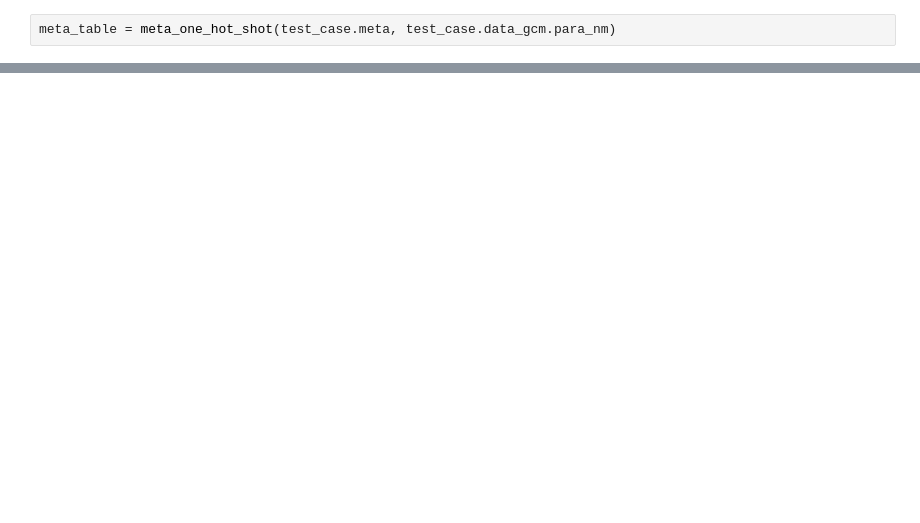
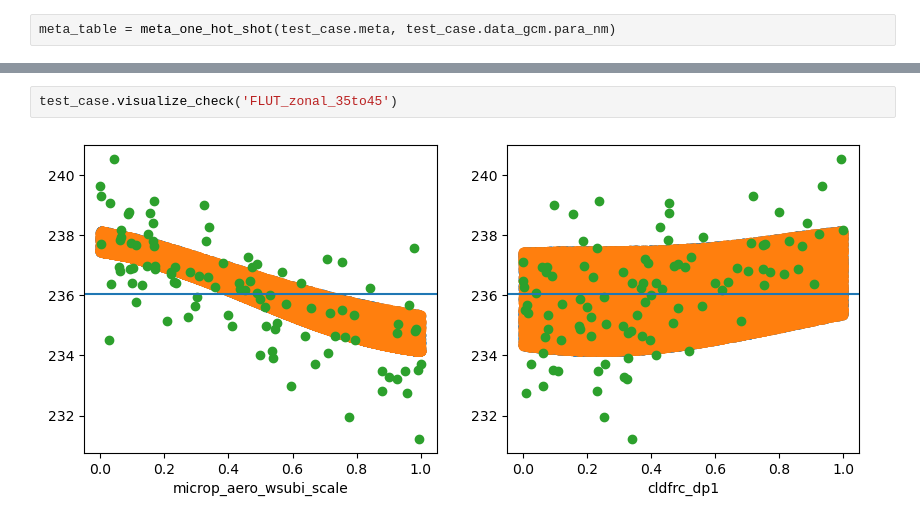
Before and after one commit to yiqioyang/proj2dhullsampler, a Jupyter notebook: notebooks/prepare.ipynb, the cells around one changed output, grey strips where cells are left out. Cells and saved outputs as stored; diff of their text form; blank space fills up the shorter version.

```diff
--- a/notebooks/prepare.ipynb
+++ b/notebooks/prepare.ipynb
@@ -148,0 +135,4 @@ test_case.visualize_check('TGCLDLWP_zonal_-25to-15')
+# %%
+test_case.visualize_check('FLUT_zonal_35to45')
+# %% [output]
+[figure, added]
```
Also changed, not shown: parts of 15 cells of this notebook, 1 other file.
